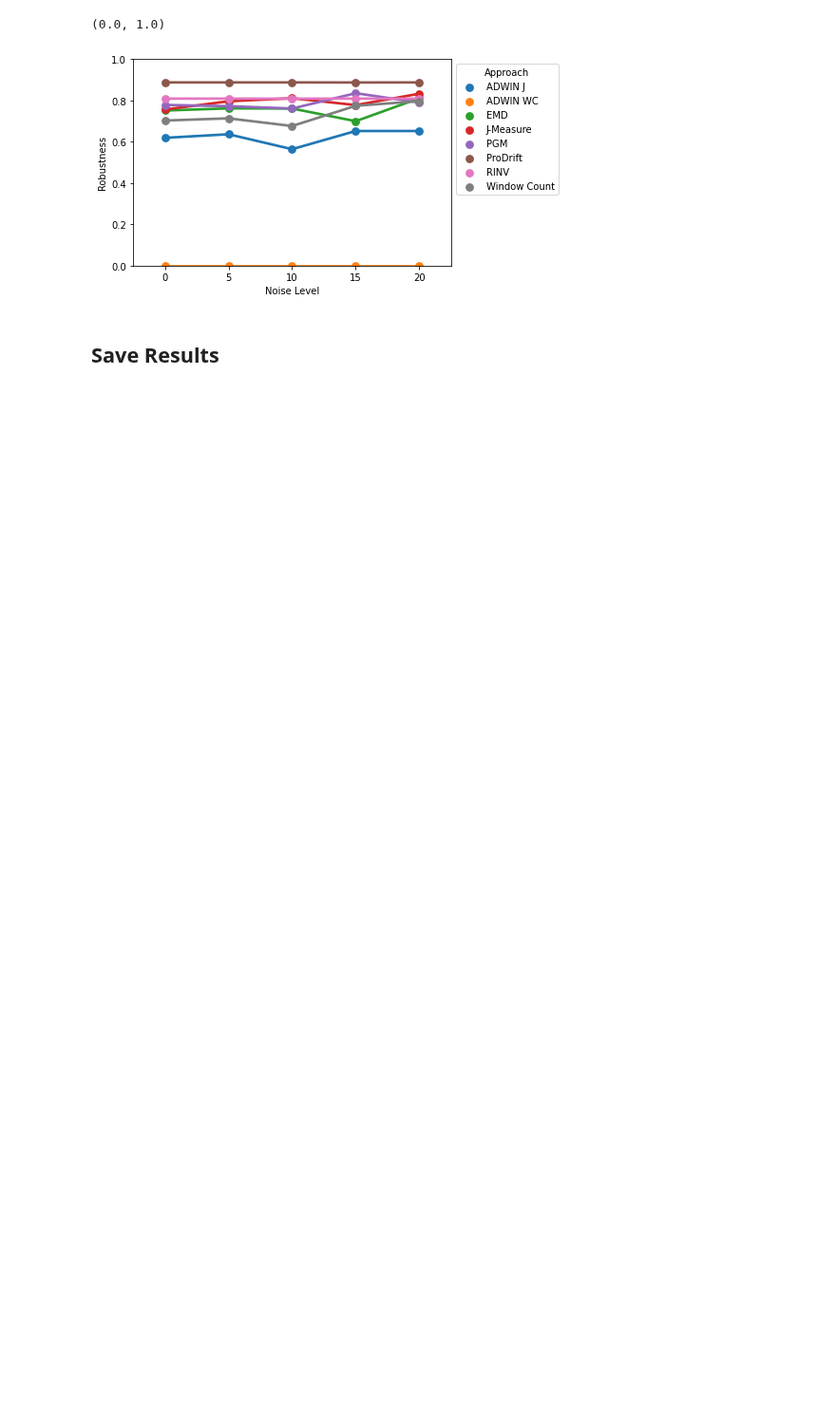
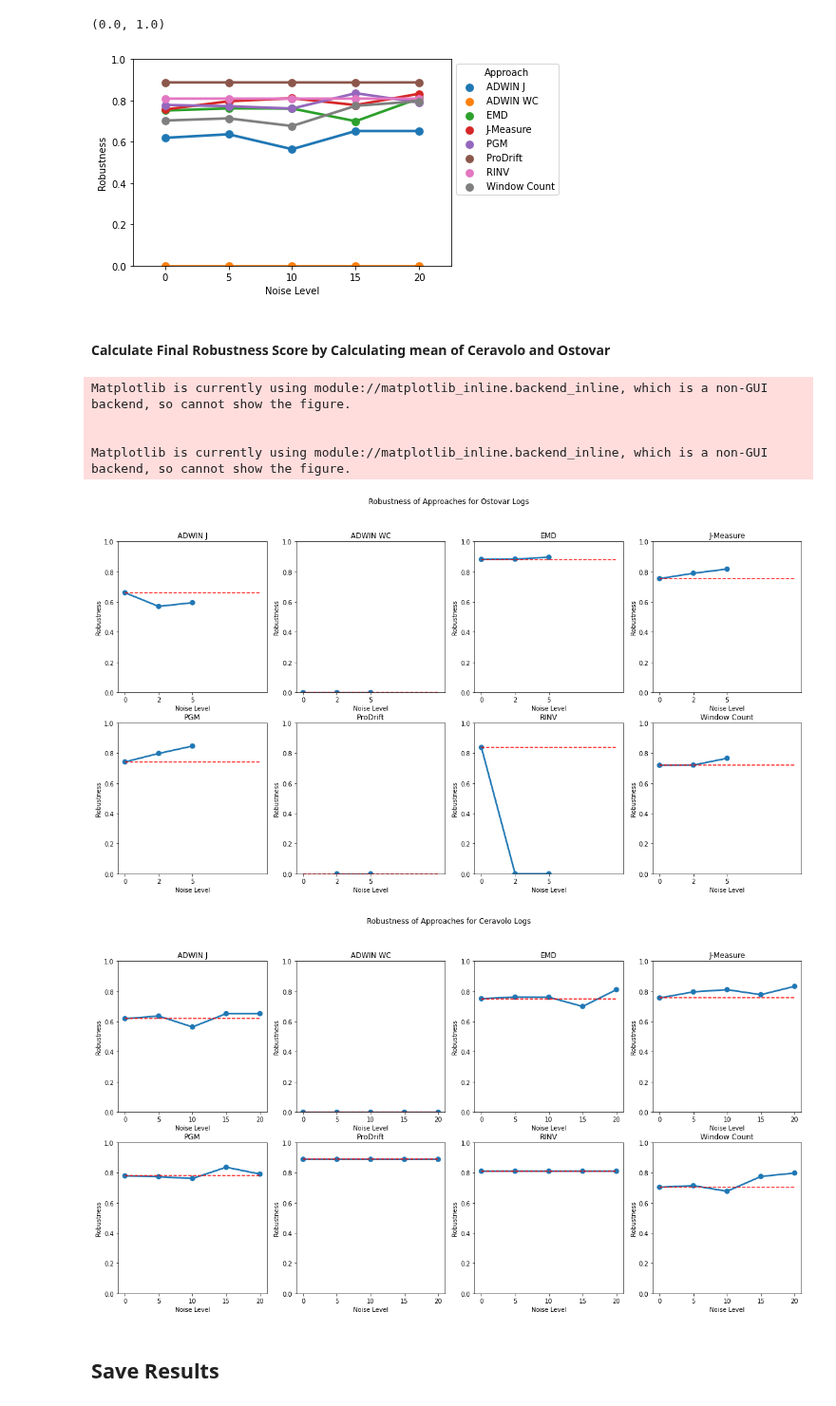
Before and after one commit to cpitsch/cdrift-evaluation, a Jupyter notebook: evaluate_results.ipynb, the cells around one changed output. Shown at 95% size. Saved outputs shown, nothing was run; the diff lists cells and outputs as text; code cells hidden in the pictures; blank space fills up the shorter version.

Commit message:
Finish Robustness Implementation

```diff
--- a/evaluate_results.ipynb
+++ b/evaluate_results.ipynb
@@ -258,7 +258,7 @@ def calcAccuracy(df:pd.DataFrame, param_names:List[str], lag_window: int):
         f1s[parameters] = harmonic_mean([precisions[parameters], recalls[parameters]]) # If either is nan, the harmonic mean is nan
     return (precisions, recalls, f1s)
 
-def calculate_accuracy_metric_df(df_, lag_window, verbose=True):
+def calculate_accuracy_metric_df(dataframe, lag_window, verbose=True):
     computed_accuracy_dicts = dict()
     computed_precision_dicts = dict()
     computed_recall_dicts = dict()
@@ -266,7 +266,7 @@ def calculate_accuracy_metric_df(df_, lag_window, verbose=True):
     accuracy_best_param = dict()
 
     accuracies = dict()
-    for name, a_df in df_.groupby(by="Algorithm"):
+    for name, a_df in dataframe.groupby(by="Algorithm"):
         computed_precision_dicts[name], computed_recall_dicts[name], computed_accuracy_dicts[name] = calcAccuracy(a_df, used_parameters[name], LAG_WINDOW)
 
         best_param = max(computed_accuracy_dicts[name],  key=lambda x: computed_accuracy_dicts[name][x])
@@ -903,3 +924,41 @@ ax.set_ylim(0,1)
+# %% [markdown]
+#### Calculate Final Robustness Score by Calculating mean of Ceravolo and Ostovar
+# %%
+assert robustness_ceravolo.keys() == robustness_ostovar.keys() # This should always be the case..
+robustnesses = {
+    name: (robustness_ceravolo[name] + robustness_ostovar[name]) / 2
+    for name in robustness_ceravolo.keys()
+}
+# %%
+def plot_robustness(robustness_df, logset:str):
+    fig, axs = plt.subplots(2,4, figsize=(20,10))
+    fig.suptitle(f"Robustness of Approaches for {logset} Logs")
+    for idx, name in enumerate(plot_df_robust["Approach"].unique()):
+        row_offset = idx // 4
+        col_offset = idx % 4
+        ax = axs[row_offset, col_offset]
+        relevant_df = plot_df_robust[(plot_df_robust["Approach"] == name) & (plot_df_robust["Log Set"] == logset)]
+        sns.pointplot(x="Noise Level", y="Robustness", data=relevant_df, ci=None, ax=ax, title=name)
+
+        ax.set_ylim(0,1)
+        ax.set_title(name)
+        robustness_of_zero_noise = min(zip(relevant_df["Noise Level"], relevant_df["Robustness"]), key=lambda x: x[0])[1]
+        if np.isnan(robustness_of_zero_noise):
+            robustness_of_zero_noise = 0
+        # plt.axhline(y=robustness_of_zero_noise, color='r', linestyle='-', ax=ax)
+        ax.hlines(robustness_of_zero_noise, color='r', linestyle='dashed', xmin=0, xmax=4)
+    return fig, axs
+fig_ostovar, axs_ostovar = plot_robustness(plot_df_robust, "Ostovar")
+fig_ceravolo, axs_ceravolo = plot_robustness(plot_df_robust, "Ceravolo")
+fig_ostovar.show()
+fig_ceravolo.show()
+# %% [output]
+Matplotlib is currently using module://matplotlib_inline.backend_inline, which is a non-GUI backend, so cannot show the figure.
+
+
+Matplotlib is currently using module://matplotlib_inline.backend_inline, which is a non-GUI backend, so cannot show the figure.
+[figure, added]
+[figure, added]
 # %% [markdown]
 ## Save Results
 # %%
```
Also changed, not shown: parts of 6 cells of this notebook.
